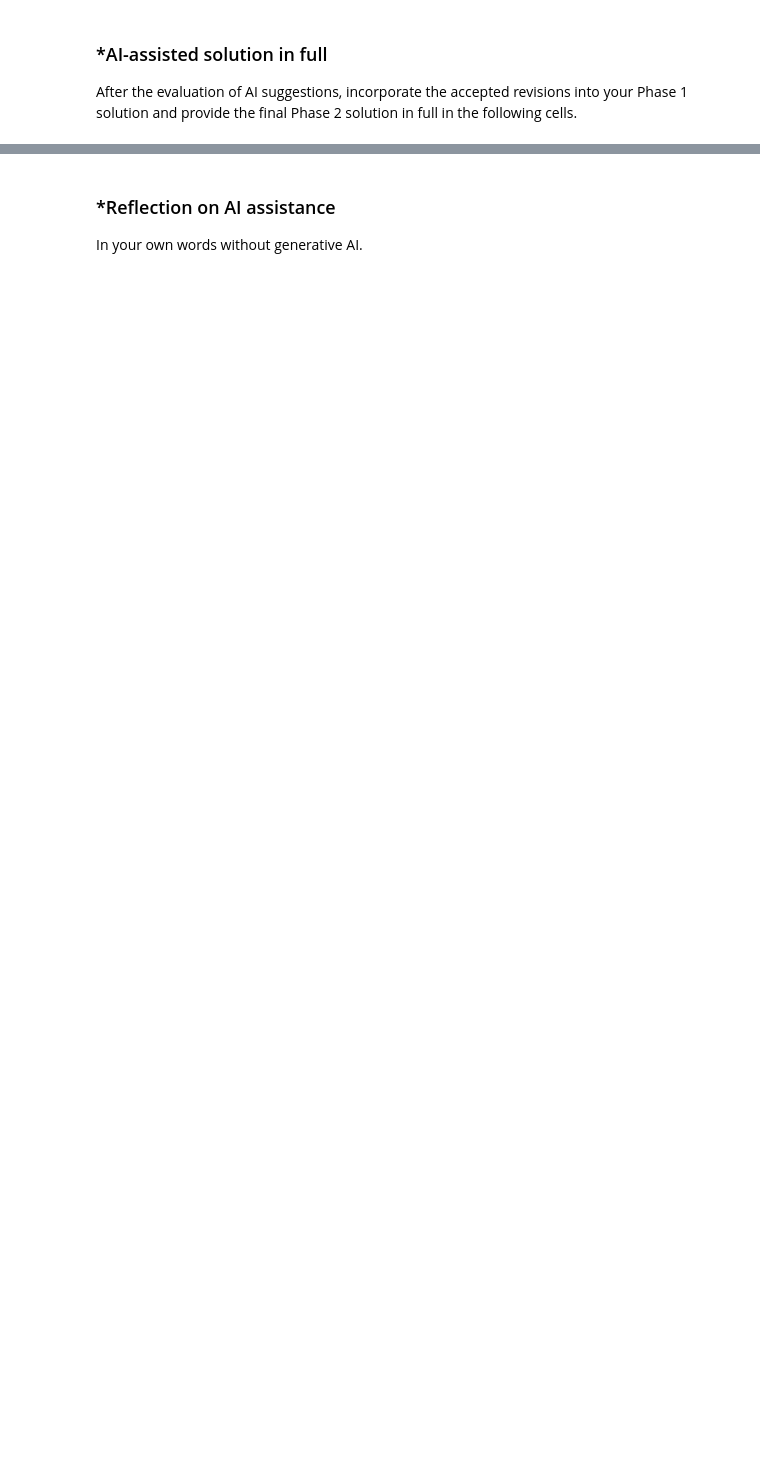
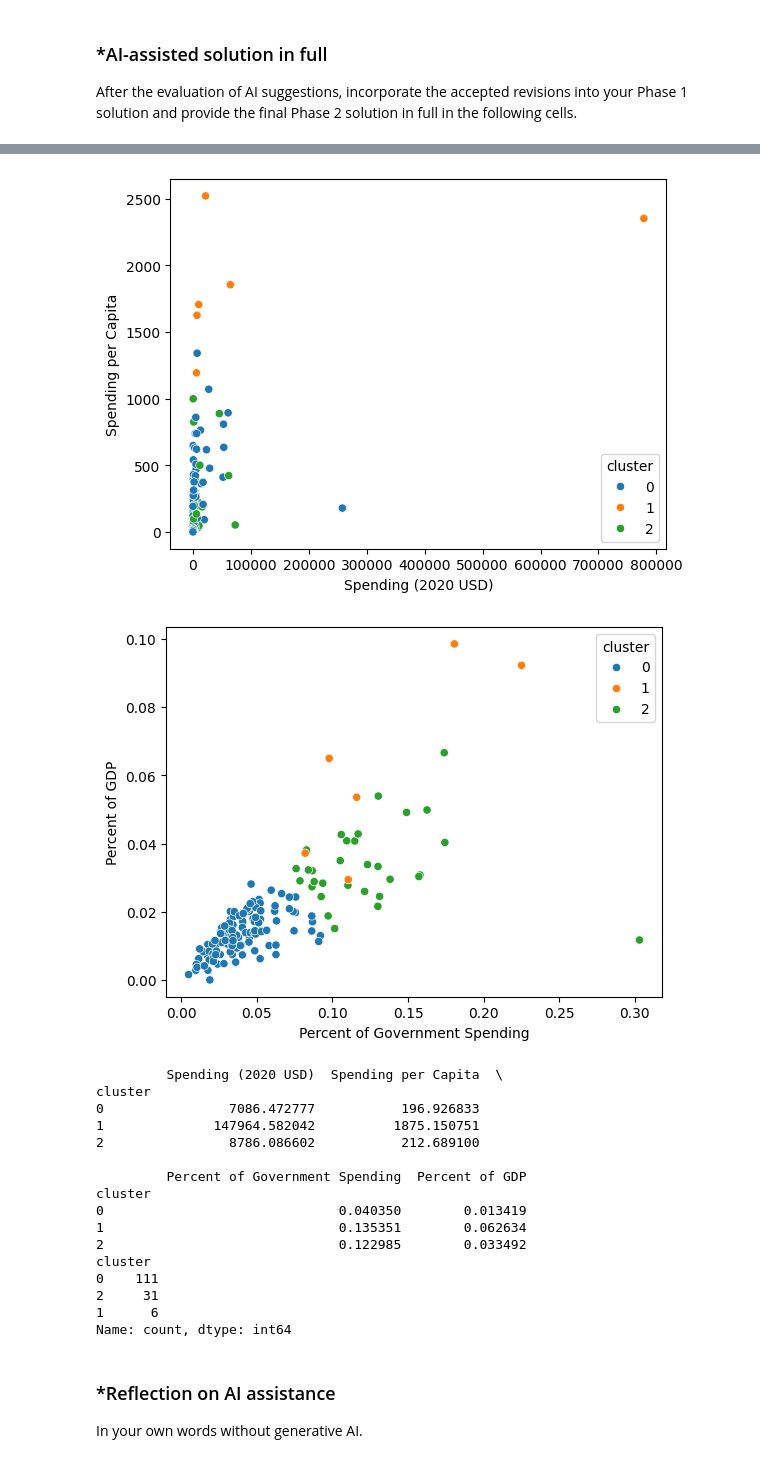
Before and after one commit to jrp0207/A04-clustering, a Jupyter notebook: notebook.ipynb, the cells around one changed output, grey strips where cells are left out. Saved outputs shown, nothing was run; the diff lists cells and outputs as text; code cells hidden in the pictures; blank space fills up the shorter version.

```diff
--- a/notebook.ipynb
+++ b/notebook.ipynb
@@ -330,0 +1105,57 @@ After the evaluation of AI suggestions, incorporate the accepted revisions into
+# %%
+# Question 2.4
+
+cols = ['Spending (2020 USD)', 'Spending per Capita','Percent of Government Spending', 'Percent of GDP']
+
+X = df[cols].dropna()
+
+X_scaled = MinMaxScaler().fit_transform(X)
+
+df_all = df.loc[X.index].copy()
+df_all['cluster'] = KMeans(n_clusters=3, random_state=100, n_init=10).fit_predict(X_scaled)
+
+sns.scatterplot(data=df_all, x='Spending (2020 USD)', y='Spending per Capita',
+                hue='cluster', palette='tab10')
+plt.show()
+
+sns.scatterplot(data=df_all, x='Percent of Government Spending', y='Percent of GDP',
+                hue='cluster', palette='tab10')
+plt.show()
+
+print(df_all.groupby('cluster')[cols].mean())
+print(df_all['cluster'].value_counts())
+
+# Using all four variables combines the information from the last two parts, because it
+# uses both the amount countries spend on their military and the share of government
+# spending and GDP that goes to it.
+
+# Most countries are in a cluster with low values on everything. A second cluster of
+# 31 countries have a high share of government spending and GDP going to
+# the military but only moderate total spending. A third cluster of 6 countries have very high total spending, per
+# capita spending, and military burden.
+
+# Compared to the previous parts, the United States is no longer in a cluster by itself as
+# in part 2, because it is grouped with other countries that also have high per capita
+# spending and burden. The groups also mix the size-based clusters from part 2 and the
+# burden-based clusters from part 3, so no single scatterplot separates them cleanly.
+# Overall, using all four variables gives a more complete picture of military spending
+# patterns, though the scree plot has no clear elbow, so the choice of k is more uncertain.
+# %% [output]
+[figure, added]
+[figure, added]
+         Spending (2020 USD)  Spending per Capita  \
+cluster
+0                7086.472777           196.926833
+1              147964.582042          1875.150751
+2                8786.086602           212.689100
+
+         Percent of Government Spending  Percent of GDP
+cluster
+0                              0.040350        0.013419
+1                              0.135351        0.062634
+2                              0.122985        0.033492
+cluster
+0    111
+2     31
+1      6
+Name: count, dtype: int64
```
Also changed, not shown: parts of 15 cells of this notebook.
